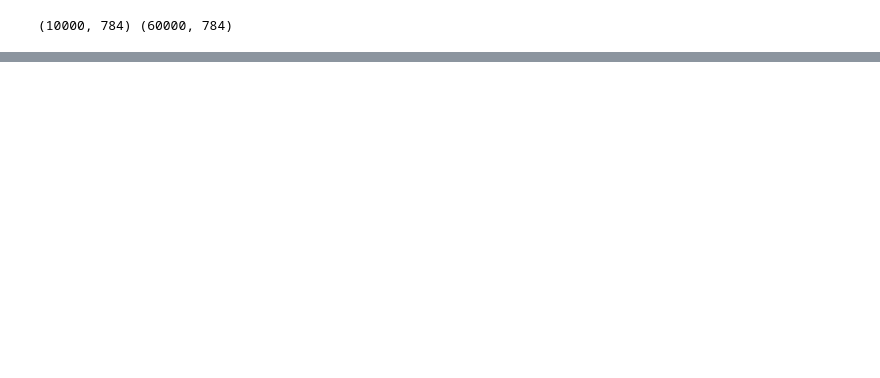
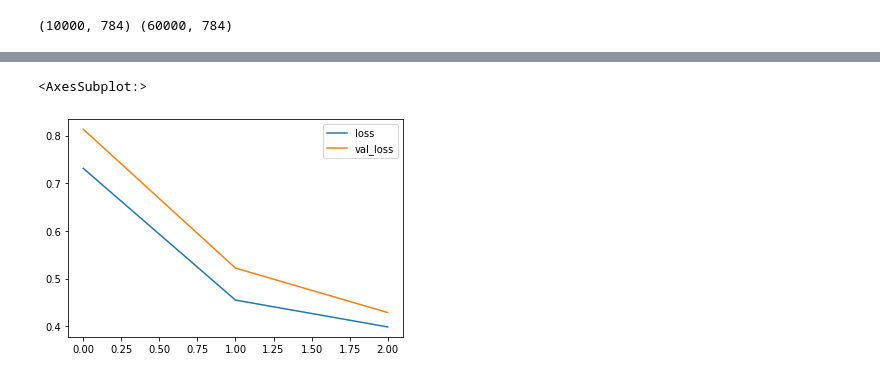
Before and after one commit to BigDataRepublic/kennissessie-intro-deep-learning, a Jupyter notebook: part_3_history_of_architecture/Exercise 1 - Fashion MNIST with ResNet.ipynb, the cells around one changed output, grey strips where cells are left out. Cells and saved outputs as stored; diff of their text form; code cells hidden in the pictures; blank space fills up the shorter version.

```diff
--- a/part_3_history_of_architecture/Exercise 1 - Fashion MNIST with ResNet.ipynb
+++ b/part_3_history_of_architecture/Exercise 1 - Fashion MNIST with ResNet.ipynb
@@ -69,3 +69,19 @@ num_blocks = 3
 num_sub_blocks = 2
 
 use_max_pool = False
+# %%
+x_train = X_train.reshape(X_train.shape[0],img_size,img_size,1)
+x_test = X_test.reshape(X_test.shape[0],img_size,img_size,1)
+
+input_size = (img_size, img_size,1)
+# Normalize data.
+x_train = x_train.astype('float32') / 255
+x_test = x_test.astype('float32') / 255
+print('x_train shape:', x_train.shape)
+print(x_train.shape[0], 'train samples')
+print(x_test.shape[0], 'test samples')
+print('Y_train shape:', Y_train.shape)
+
+#Converting labels to one-hot vectors
+y_train = keras.utils.to_categorical(Y_train, num_classes)
+y_test = keras.utils.to_categorical(Y_test,num_classes)
@@ -71,0 +175,6 @@ use_max_pool = False
+# %%
+loss_graph = model.fit(x_train, y_train,
+              batch_size=batch_size,
+              epochs=epochs,
+              validation_data=(x_test, y_test),
+              shuffle=True)
@@ -71,0 +188,5 @@ use_max_pool = False
+# %%
+pd.DataFrame( loss_graph.history )[['loss', 'val_loss']].plot()
+# %% [output]
+<AxesSubplot:>
+[figure, added]
```
Also changed, not shown: parts of 5 cells of this notebook.
